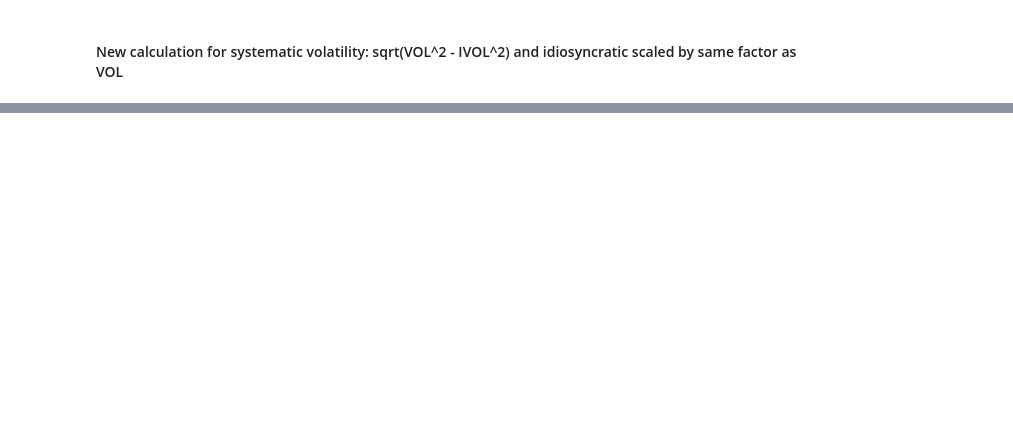
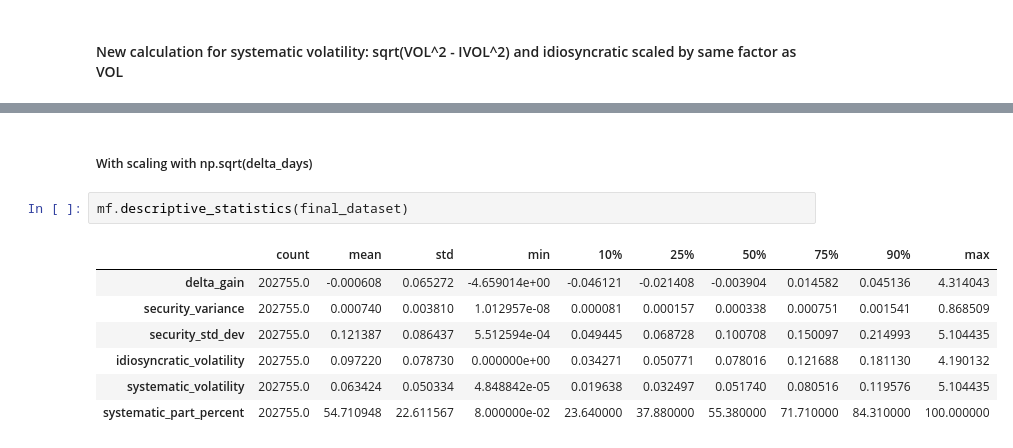
Before and after one commit to edgar9619/volatility_relevance, a Jupyter notebook: main.ipynb, the cells around one changed output, grey strips where cells are left out. Cells and saved outputs as stored; diff of their text form; blank space fills up the shorter version.

```diff
--- a/main.ipynb
+++ b/main.ipynb
@@ -317,0 +422,12 @@ Beta factors without constant:
+# %% [markdown]
+##### With scaling with np.sqrt(delta_days)
+# %%
+mf.descriptive_statistics(final_dataset)
+# %% [output]
+|  | count | mean | std | min | 10% | 25% | 50% | 75% | 90% | max |
+| delta_gain | 202755.0 | -0.000608 | 0.065272 | -4.659014e+00 | -0.046121 | -0.021408 | -0.003904 | 0.014582 | 0.045136 | 4.314043 |
+| security_variance | 202755.0 | 0.000740 | 0.003810 | 1.012957e-08 | 0.000081 | 0.000157 | 0.000338 | 0.000751 | 0.001541 | 0.868509 |
+| security_std_dev | 202755.0 | 0.121387 | 0.086437 | 5.512594e-04 | 0.049445 | 0.068728 | 0.100708 | 0.150097 | 0.214993 | 5.104435 |
+| idiosyncratic_volatility | 202755.0 | 0.097220 | 0.078730 | 0.000000e+00 | 0.034271 | 0.050771 | 0.078016 | 0.121688 | 0.181130 | 4.190132 |
+| systematic_volatility | 202755.0 | 0.063424 | 0.050334 | 4.848842e-05 | 0.019638 | 0.032497 | 0.051740 | 0.080516 | 0.119576 | 5.104435 |
+| systematic_part_percent | 202755.0 | 54.710948 | 22.611567 | 8.000000e-02 | 23.640000 | 37.880000 | 55.380000 | 71.710000 | 84.310000 | 100.000000 |
```
Also changed, not shown: parts of 10 cells of this notebook.
